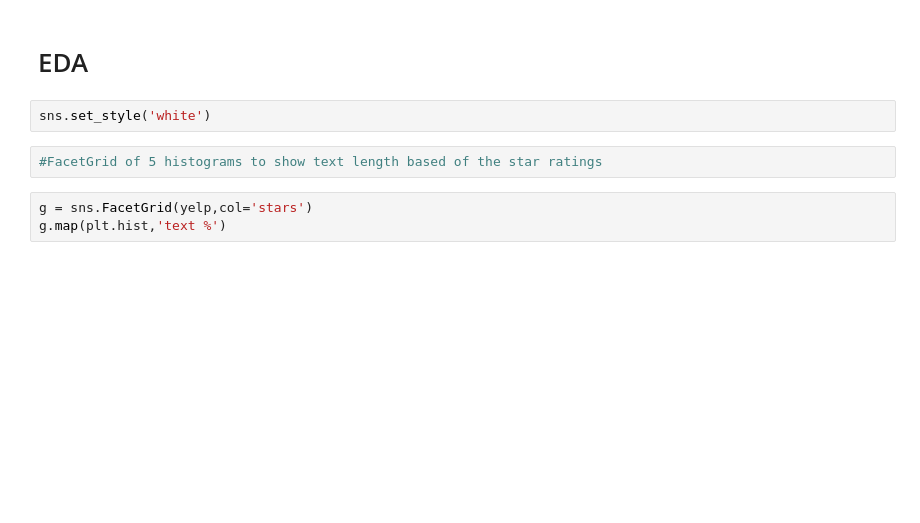
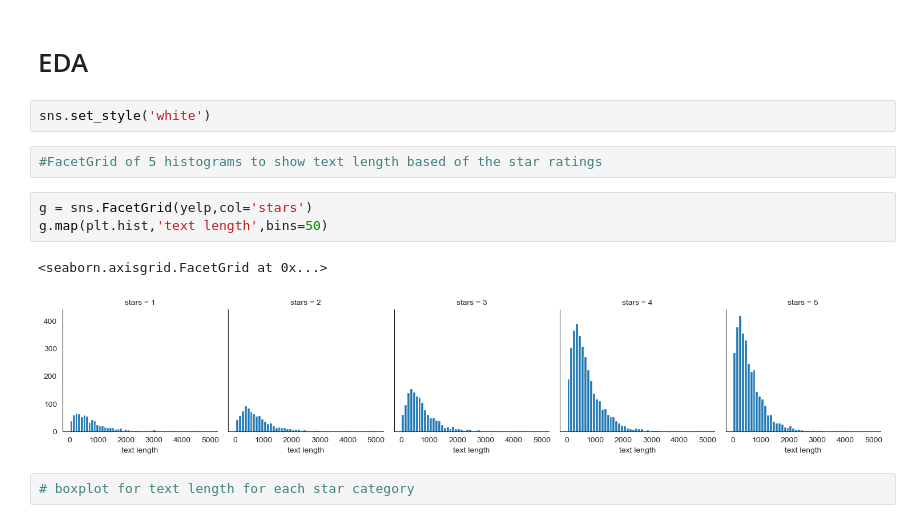
Before and after one commit to dancanyego/Natual-Language-Processing, a Jupyter notebook: yelp_reviews_model.ipynb, the cells around one changed output. Drawn from its saved outputs; the diff is of its cells as text; blank space fills up the shorter version.

```diff
--- a/yelp_reviews_model.ipynb
+++ b/yelp_reviews_model.ipynb
@@ -65,4 +65,9 @@ sns.set_style('white')
 #FacetGrid of 5 histograms to show text length based of the star ratings
 # %%
 g = sns.FacetGrid(yelp,col='stars')
-g.map(plt.hist,'text %')
+g.map(plt.hist,'text length',bins=50)
+# %% [output]
+<seaborn.axisgrid.FacetGrid at 0x...>
+[figure, added]
+# %%
+# boxplot for text length for each star category
```
Also changed, not shown: parts of 3 cells of this notebook.
